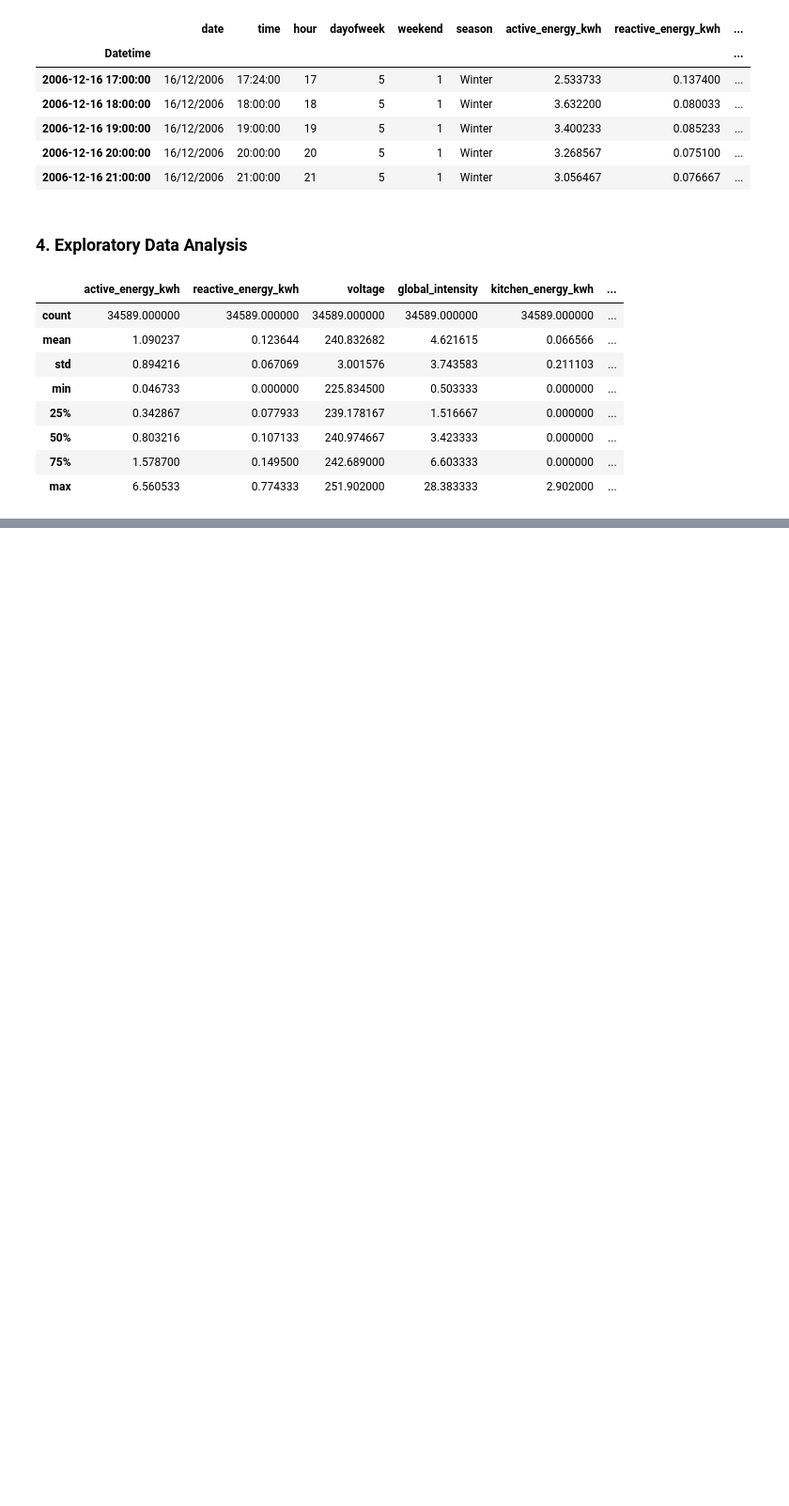
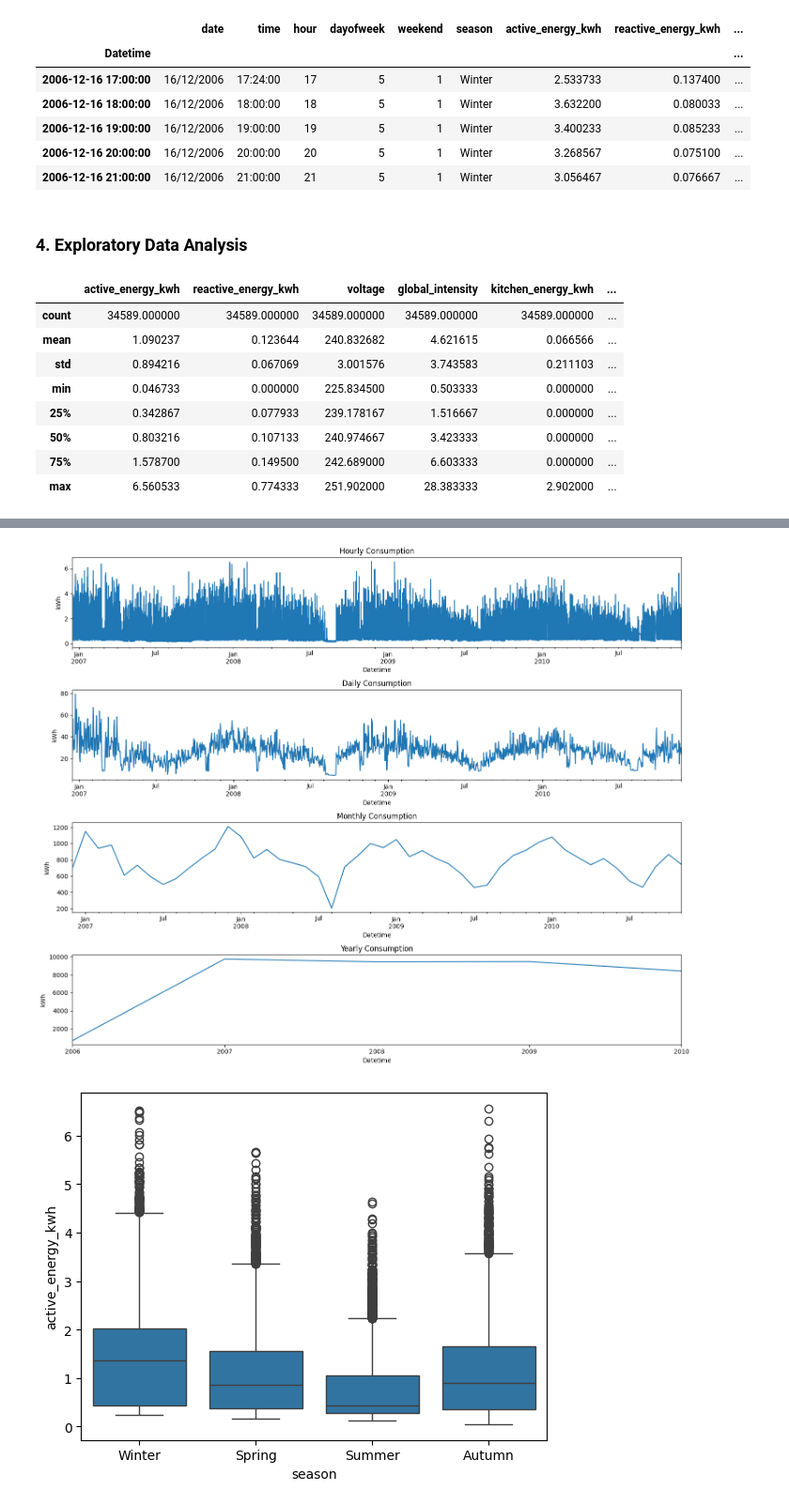
Before and after one commit to paulprataleal/flashbang, a Jupyter notebook: ML_project.ipynb, the cells around one changed output, grey strips where cells are left out. Shown at 94% size. Drawn from its saved outputs; the diff is of its cells as text; code cells hidden in the pictures; blank space fills up the shorter version.

```diff
--- a/ML_project.ipynb
+++ b/ML_project.ipynb
@@ -427,0 +454,29 @@ for col in energy_cols:
+# %%
+# Active energy consumption over time
+
+# create datasets for ploting
+df_daily = df['active_energy_kwh'].resample("D").sum()  # daily
+df_monthly = df['active_energy_kwh'].resample("ME").sum() # monthly
+df_yearly = df['active_energy_kwh'].resample("YE").sum()   # yearly
+
+# plots
+fig, axes = plt.subplots(4, 1, figsize=(15,12), sharex=False)
+
+df['active_energy_kwh'].plot(ax=axes[0], title="Hourly Consumption")
+df_daily.plot(ax=axes[1], title="Daily Consumption")
+df_monthly.plot(ax=axes[2], title="Monthly Consumption")
+df_yearly.plot(ax=axes[3], title="Yearly Consumption")
+
+for ax in axes:
+    ax.set_ylabel("kWh")
+
+plt.tight_layout()
+plt.show()
+
+
+# boxplot seasonality
+sns.boxplot(x='season', y='active_energy_kwh', data=df)
+plt.show()
+# %% [output]
+[figure, added]
+[figure, added]
```
Also changed, not shown: parts of 11 cells of this notebook.
